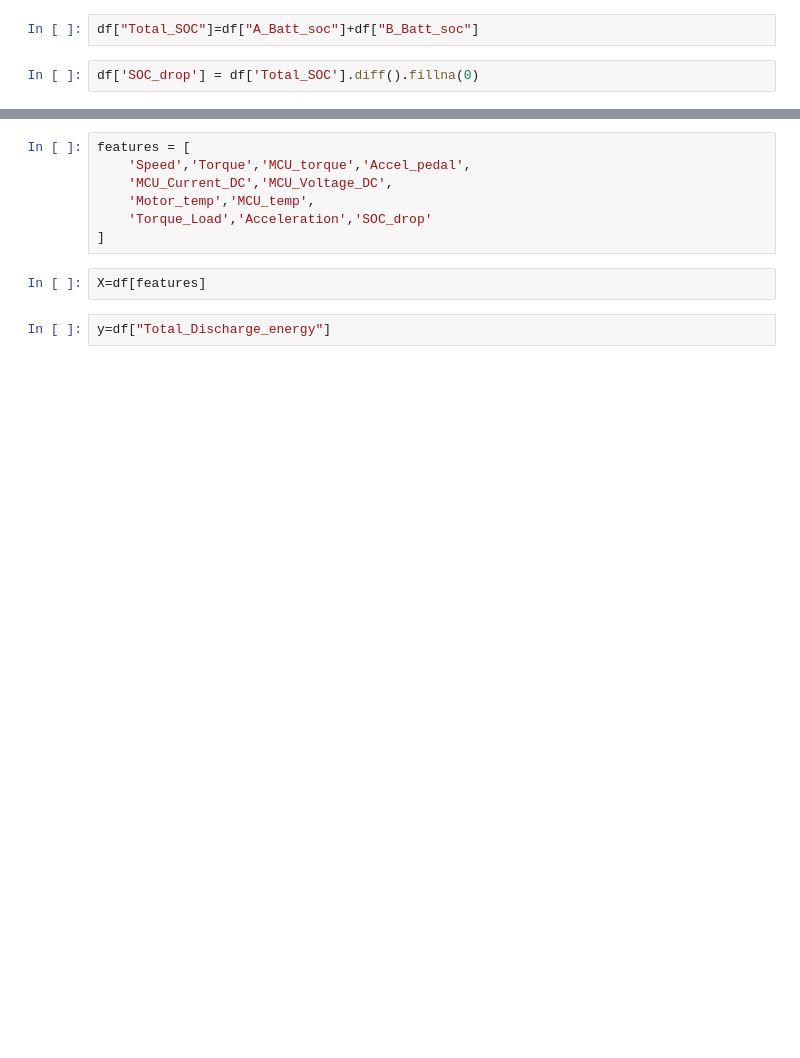
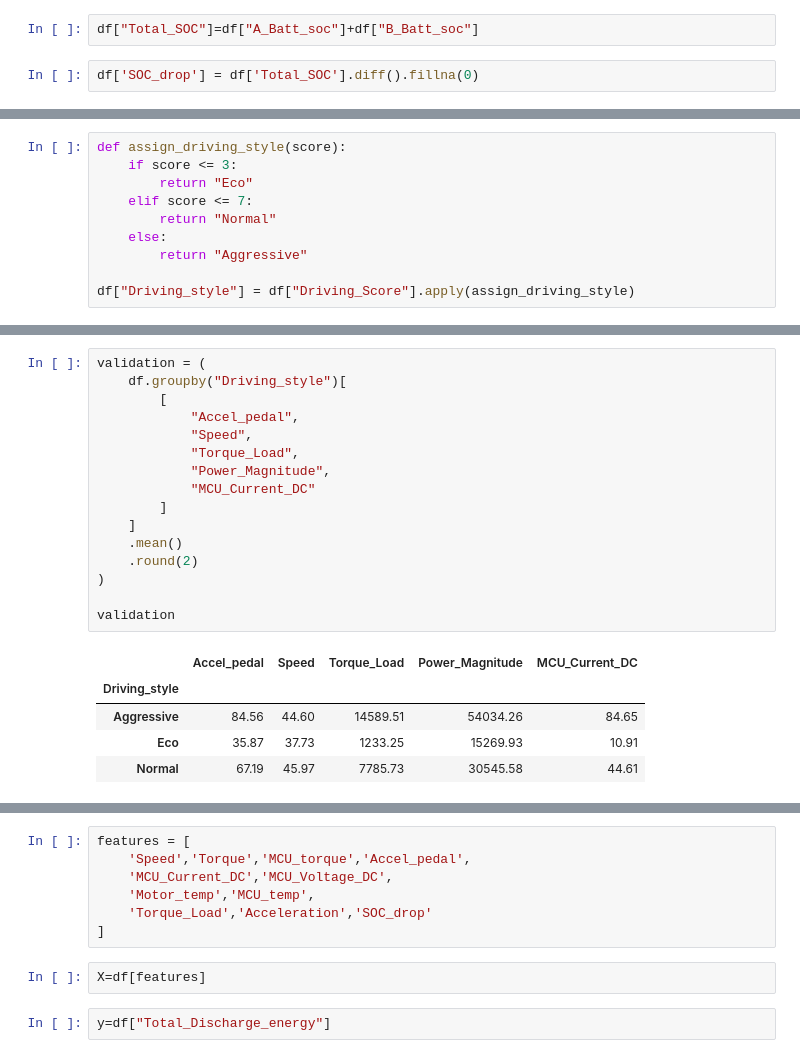
Before and after one commit to Shrawani-DS/ev-intelligence-system, a Jupyter notebook: notebook/ev_analysis.ipynb, the cells around one changed output, grey strips where cells are left out. Drawn from its saved outputs; the diff is of its cells as text; blank space fills up the shorter version.

```diff
--- a/notebook/ev_analysis.ipynb
+++ b/notebook/ev_analysis.ipynb
@@ -129,0 +577,10 @@ df['Driving_style'] = pd.cut(
+# %%
+def assign_driving_style(score):
+    if score <= 3:
+        return "Eco"
+    elif score <= 7:
+        return "Normal"
+    else:
+        return "Aggressive"
+
+df["Driving_style"] = df["Driving_Score"].apply(assign_driving_style)
@@ -129,0 +595,22 @@ df['Driving_style'] = pd.cut(
+# %%
+validation = (
+    df.groupby("Driving_style")[
+        [
+            "Accel_pedal",
+            "Speed",
+            "Torque_Load",
+            "Power_Magnitude",
+            "MCU_Current_DC"
+        ]
+    ]
+    .mean()
+    .round(2)
+)
+
+validation
+# %% [output]
+|  | Accel_pedal | Speed | Torque_Load | Power_Magnitude | MCU_Current_DC |
+| Driving_style |  |  |  |  |  |
+| Aggressive | 84.56 | 44.60 | 14589.51 | 54034.26 | 84.65 |
+| Eco | 35.87 | 37.73 | 1233.25 | 15269.93 | 10.91 |
+| Normal | 67.19 | 45.97 | 7785.73 | 30545.58 | 44.61 |
```
Also changed, not shown: parts of 66 cells of this notebook, 3 other files.
